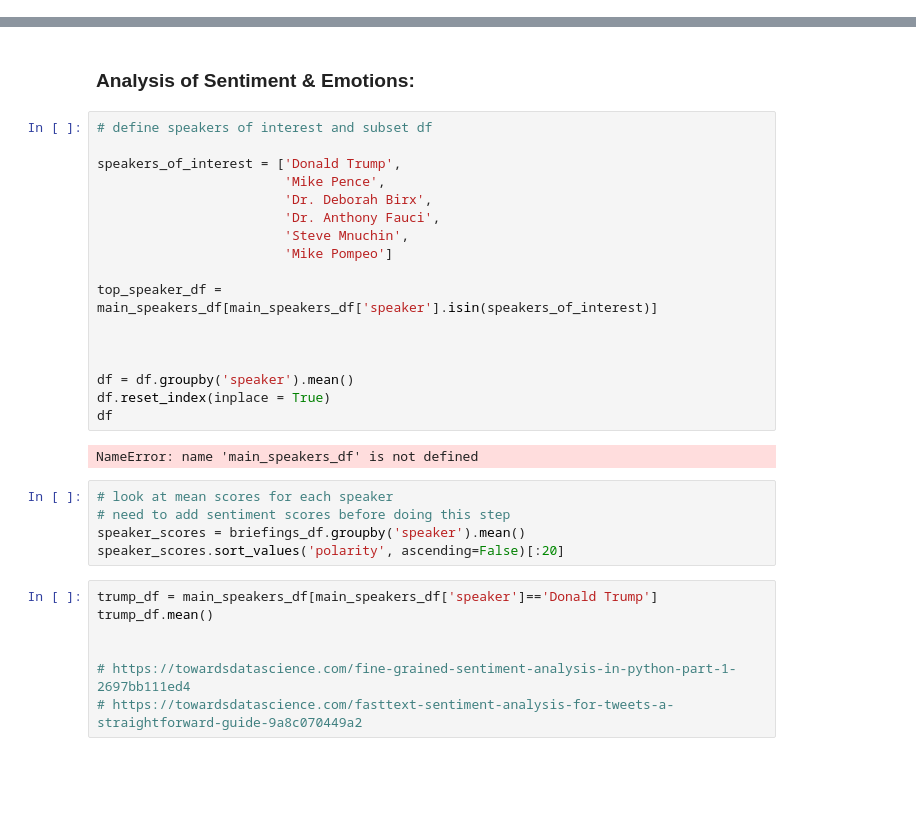
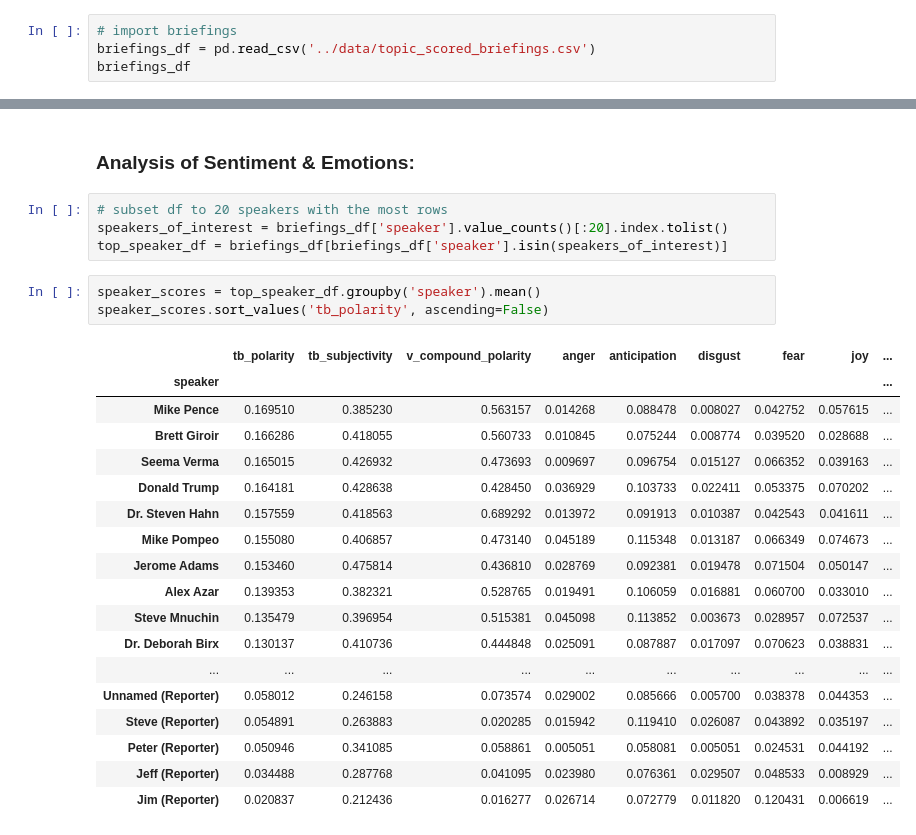
Before and after one commit to brendoncampbell/corona-briefing-tones, a Jupyter notebook: src/analysis.ipynb, the cells around one changed output, grey strips where cells are left out. Saved outputs shown, nothing was run; the diff lists cells and outputs as text; blank space fills up the shorter version.

Commit message:
Draft of various EDA plots based on emotion and topic values

```diff
--- a/src/analysis.ipynb
+++ b/src/analysis.ipynb
@@ -0,0 +4,4 @@
+# %%
+# import briefings
+briefings_df = pd.read_csv('../data/topic_scored_briefings.csv')
+briefings_df
@@ -1,34 +51,29 @@
 # %% [markdown]
 ### Analysis of Sentiment & Emotions:
-# %%
-# define speakers of interest and subset df
-
-speakers_of_interest = ['Donald Trump',
-                        'Mike Pence',
-                        'Dr. Deborah Birx',
-                        'Dr. Anthony Fauci',
-                        'Steve Mnuchin',
-                        'Mike Pompeo']
-
-top_speaker_df = main_speakers_df[main_speakers_df['speaker'].isin(speakers_of_interest)]
-
-
-
-df = df.groupby('speaker').mean()
-df.reset_index(inplace = True)
-df
-# %% [output]
-NameError: name 'main_speakers_df' is not defined
-# %%
-# look at mean scores for each speaker
-# need to add sentiment scores before doing this step
-speaker_scores = briefings_df.groupby('speaker').mean()
-speaker_scores.sort_values('polarity', ascending=False)[:20]
-# %%
-trump_df = main_speakers_df[main_speakers_df['speaker']=='Donald Trump']
-trump_df.mean()
-
-
-# https://towardsdatascience.com/fine-grained-sentiment-analysis-in-python-part-1-2697bb111ed4
-# https://towardsdatascience.com/fasttext-sentiment-analysis-for-tweets-a-straightforward-guide-9a8c070449a2
+# %%
+# subset df to 20 speakers with the most rows
+speakers_of_interest = briefings_df['speaker'].value_counts()[:20].index.tolist()
+top_speaker_df = briefings_df[briefings_df['speaker'].isin(speakers_of_interest)]
+# %%
+speaker_scores = top_speaker_df.groupby('speaker').mean()
+speaker_scores.sort_values('tb_polarity', ascending=False)
+# %% [output]
+|  | tb_polarity | tb_subjectivity | v_compound_polarity | anger | anticipation | disgust | fear | joy | ... |
+| speaker |  |  |  |  |  |  |  |  | ... |
+| Mike Pence | 0.169510 | 0.385230 | 0.563157 | 0.014268 | 0.088478 | 0.008027 | 0.042752 | 0.057615 | ... |
+| Brett Giroir | 0.166286 | 0.418055 | 0.560733 | 0.010845 | 0.075244 | 0.008774 | 0.039520 | 0.028688 | ... |
+| Seema Verma | 0.165015 | 0.426932 | 0.473693 | 0.009697 | 0.096754 | 0.015127 | 0.066352 | 0.039163 | ... |
+| Donald Trump | 0.164181 | 0.428638 | 0.428450 | 0.036929 | 0.103733 | 0.022411 | 0.053375 | 0.070202 | ... |
+| Dr. Steven Hahn | 0.157559 | 0.418563 | 0.689292 | 0.013972 | 0.091913 | 0.010387 | 0.042543 | 0.041611 | ... |
+| Mike Pompeo | 0.155080 | 0.406857 | 0.473140 | 0.045189 | 0.115348 | 0.013187 | 0.066349 | 0.074673 | ... |
+| Jerome Adams | 0.153460 | 0.475814 | 0.436810 | 0.028769 | 0.092381 | 0.019478 | 0.071504 | 0.050147 | ... |
+| Alex Azar | 0.139353 | 0.382321 | 0.528765 | 0.019491 | 0.106059 | 0.016881 | 0.060700 | 0.033010 | ... |
+| Steve Mnuchin | 0.135479 | 0.396954 | 0.515381 | 0.045098 | 0.113852 | 0.003673 | 0.028957 | 0.072537 | ... |
+| Dr. Deborah Birx | 0.130137 | 0.410736 | 0.444848 | 0.025091 | 0.087887 | 0.017097 | 0.070623 | 0.038831 | ... |
+| ... | ... | ... | ... | ... | ... | ... | ... | ... | ... |
+| Unnamed (Reporter) | 0.058012 | 0.246158 | 0.073574 | 0.029002 | 0.085666 | 0.005700 | 0.038378 | 0.044353 | ... |
+| Steve (Reporter) | 0.054891 | 0.263883 | 0.020285 | 0.015942 | 0.119410 | 0.026087 | 0.043892 | 0.035197 | ... |
+| Peter (Reporter) | 0.050946 | 0.341085 | 0.058861 | 0.005051 | 0.058081 | 0.005051 | 0.024531 | 0.044192 | ... |
+| Jeff (Reporter) | 0.034488 | 0.287768 | 0.041095 | 0.023980 | 0.076361 | 0.029507 | 0.048533 | 0.008929 | ... |
+| Jim (Reporter) | 0.020837 | 0.212436 | 0.016277 | 0.026714 | 0.072779 | 0.011820 | 0.120431 | 0.006619 | ... |
 # %%
```
Also changed, not shown: parts of 16 cells of this notebook, 1 other file.
